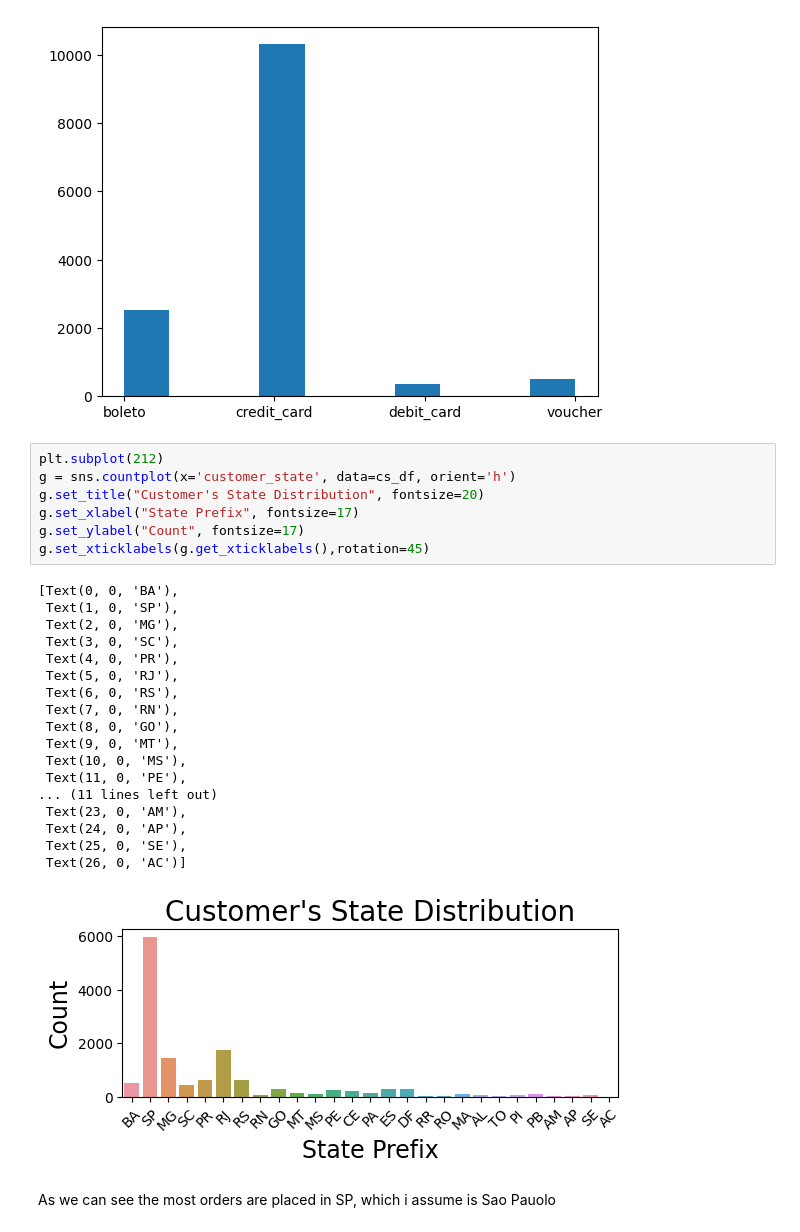
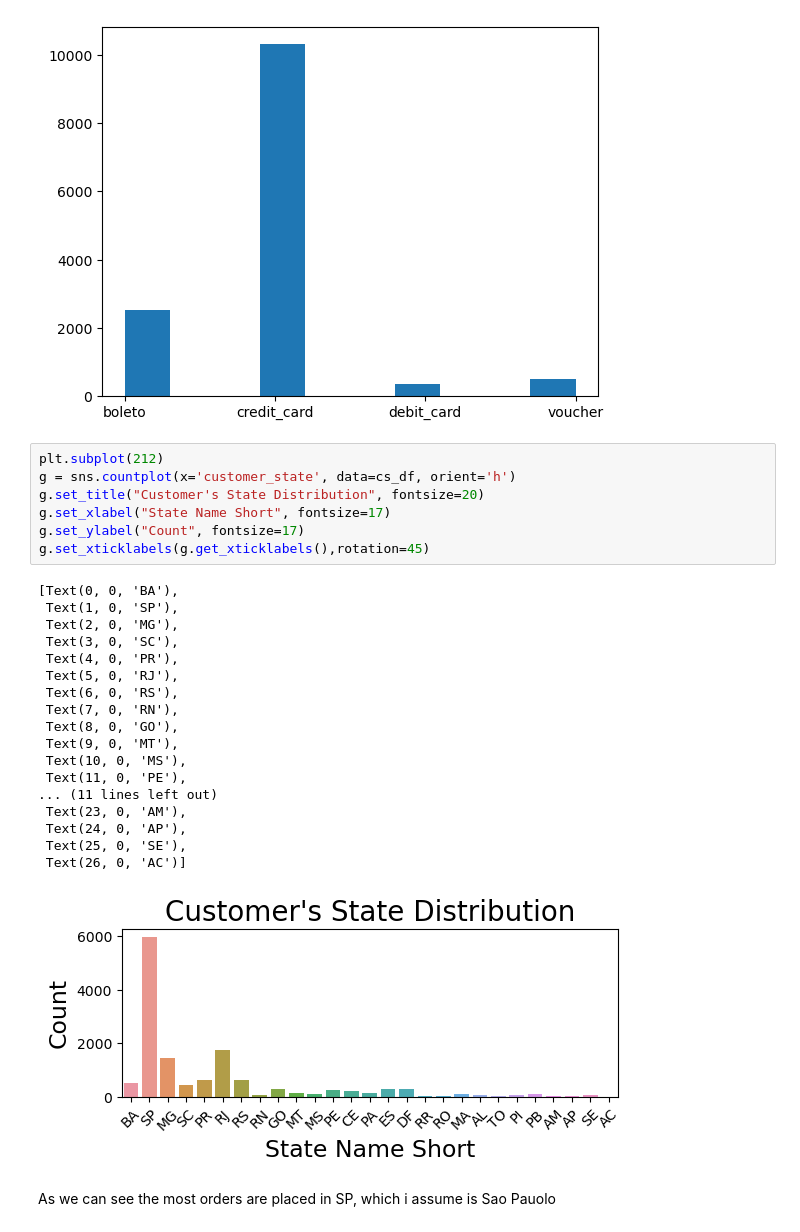
Before and after one commit to MatteoFerraresi/267161, a Jupyter notebook: main.ipynb, the cells around one changed output. Saved outputs shown, nothing was run; the diff lists cells and outputs as text.

```diff
--- a/main.ipynb
+++ b/main.ipynb
@@ -197,29 +197,29 @@ Name: payment_type, dtype: int64
 # %%
 plt.subplot(212)
 g = sns.countplot(x='customer_state', data=cs_df, orient='h')
 g.set_title("Customer's State Distribution", fontsize=20)
-g.set_xlabel("State Prefix", fontsize=17)
+g.set_xlabel("State Name Short", fontsize=17)
 g.set_ylabel("Count", fontsize=17)
 g.set_xticklabels(g.get_xticklabels(),rotation=45)
 # %% [output]
 [Text(0, 0, 'BA'),
  Text(1, 0, 'SP'),
  Text(2, 0, 'MG'),
  Text(3, 0, 'SC'),
  Text(4, 0, 'PR'),
  Text(5, 0, 'RJ'),
  Text(6, 0, 'RS'),
  Text(7, 0, 'RN'),
  Text(8, 0, 'GO'),
  Text(9, 0, 'MT'),
  Text(10, 0, 'MS'),
  Text(11, 0, 'PE'),
 ... (11 lines left out)
  Text(23, 0, 'AM'),
  Text(24, 0, 'AP'),
  Text(25, 0, 'SE'),
  Text(26, 0, 'AC')]
-[figure, old version]
+[figure, new version]
 # %% [markdown]
 As we can see the most orders are placed in SP, which i assume is Sao Pauolo
 # %%
```
Also changed, not shown: parts of 17 cells of this notebook.
